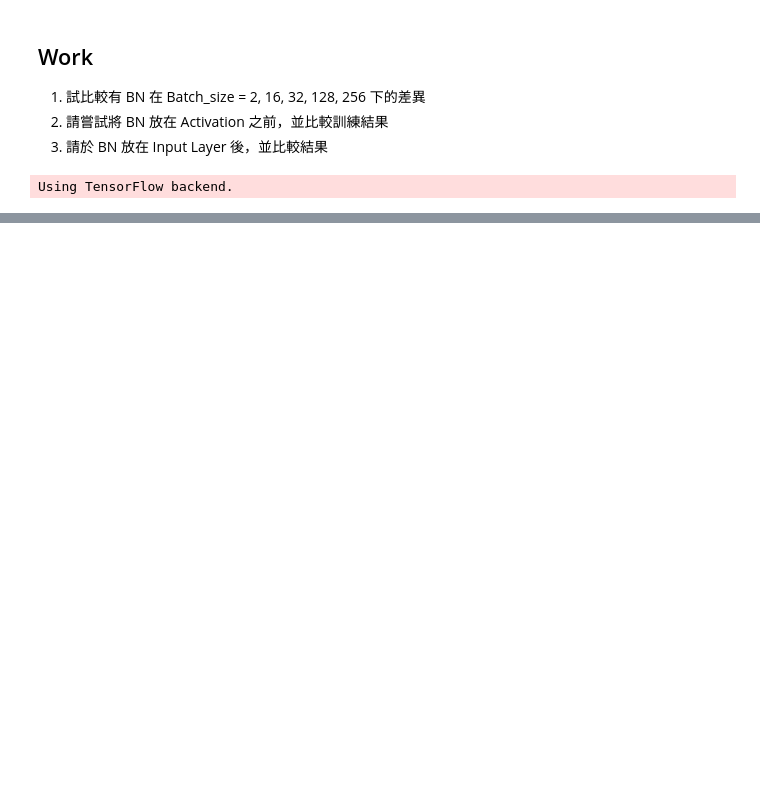
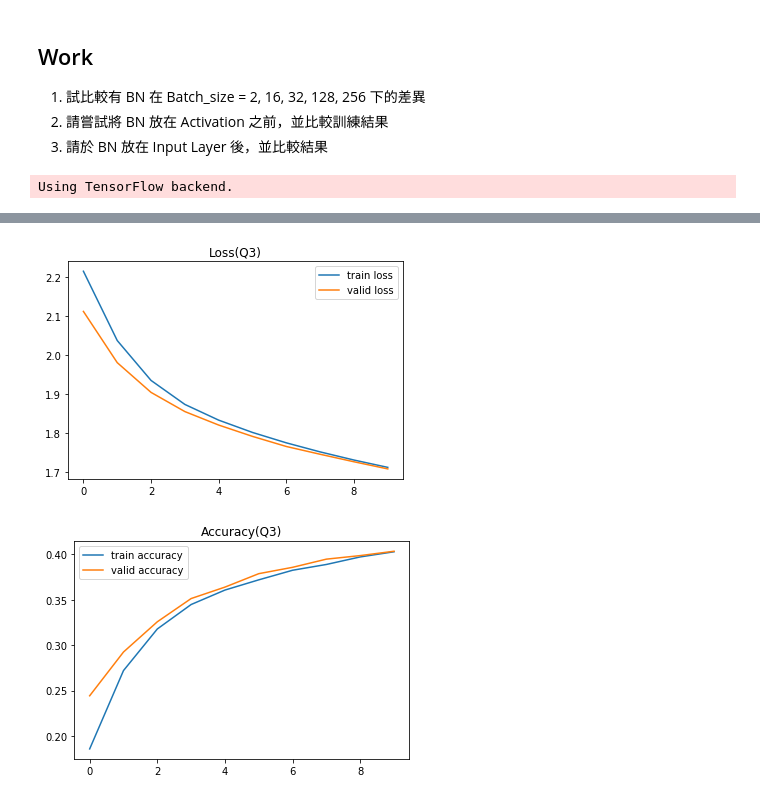
Before and after one commit to Noraaxx/2nd-ML100Days, a Jupyter notebook: homework/Day_083_HW.ipynb, the cells around one changed output, grey strips where cells are left out. Saved outputs shown, nothing was run; the diff lists cells and outputs as text; code cells hidden in the pictures; blank space fills up the shorter version.

```diff
--- a/homework/Day_083_HW.ipynb
+++ b/homework/Day_083_HW.ipynb
@@ -110,0 +269,19 @@ plt.show()
+# %%
+# 3.請將 BN 放在 Input Layer 後，並比較結果
+BATCH_SIZE = 1024
+model = build_mlp3(input_shape=x_train.shape[1:])
+model.summary()
+optimizer = keras.optimizers.SGD(lr=LEARNING_RATE, nesterov=True, momentum=MOMENTUM)
+model.compile(loss="categorical_crossentropy", metrics=["accuracy"], optimizer=optimizer)
+
+model.fit(x_train, y_train,
+          epochs=EPOCHS,
+          batch_size=BATCH_SIZE,
+          validation_data=(x_test, y_test),
+          shuffle=True)
+
+# Collect results
+train_loss = model.history.history["loss"]
+valid_loss = model.history.history["val_loss"]
+train_acc = model.history.history["acc"]
+valid_acc = model.history.history["val_acc"]
@@ -110,0 +306,18 @@ plt.show()
+# %%
+import matplotlib.pyplot as plt
+%matplotlib inline
+
+plt.plot(range(len(train_loss)), train_loss, label="train loss")
+plt.plot(range(len(valid_loss)), valid_loss, label="valid loss")
+plt.legend()
+plt.title("Loss(Q3)")
+plt.show()
+
+plt.plot(range(len(train_acc)), train_acc, label="train accuracy")
+plt.plot(range(len(valid_acc)), valid_acc, label="valid accuracy")
+plt.legend()
+plt.title("Accuracy(Q3)")
+plt.show()
+# %% [output]
+[figure, added]
+[figure, added]
```
Also changed, not shown: parts of 8 cells of this notebook.
